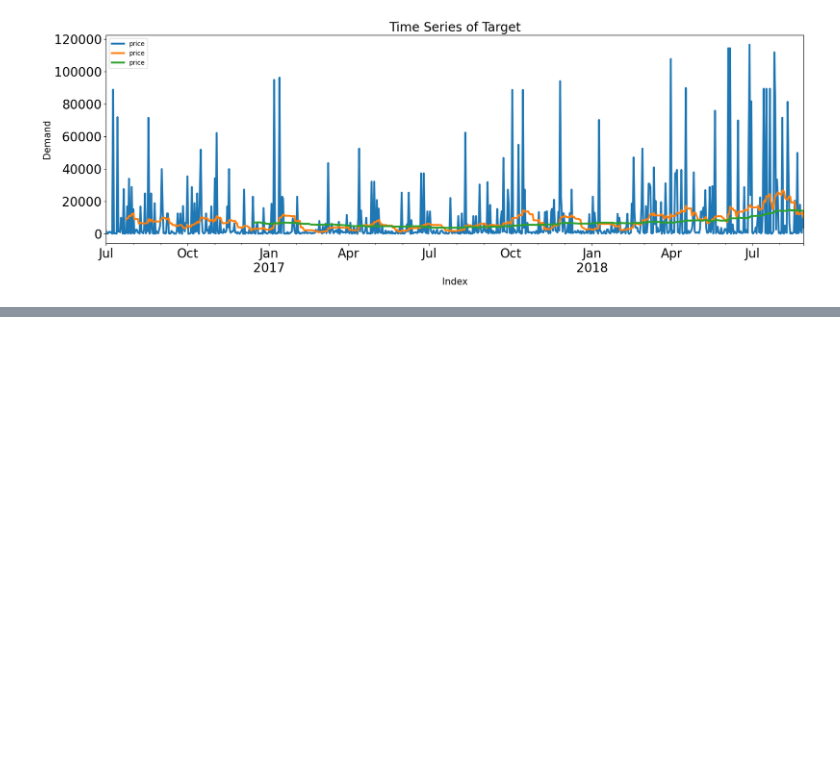
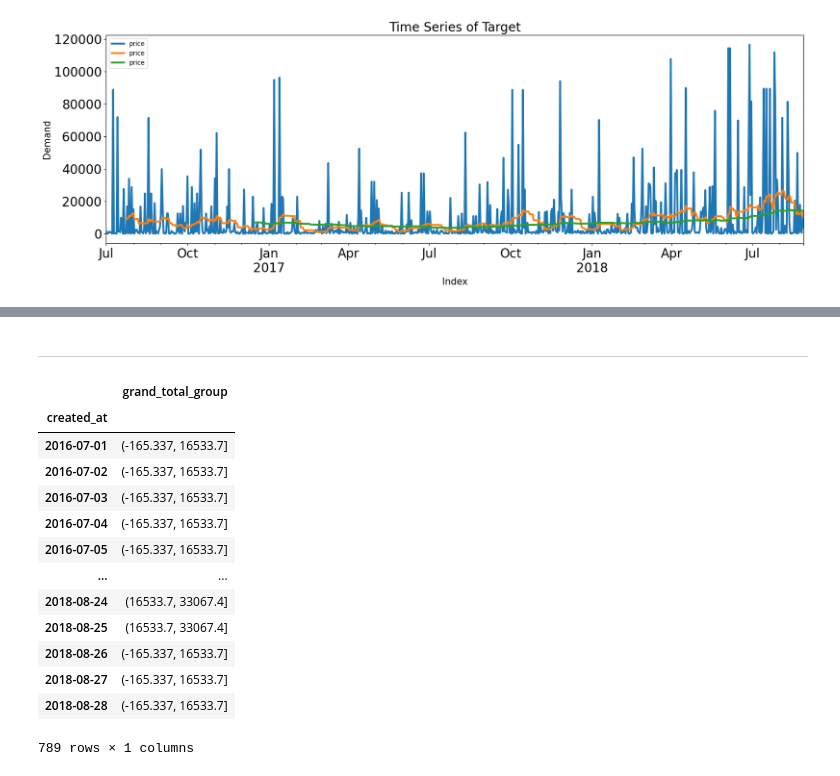
Before and after one commit to ksydata/HanaDTUniv_ToyObject, a Jupyter notebook: TimeSeriesDataAnalysis.ipynb, the cells around one changed output, grey strips where cells are left out. Saved outputs shown, nothing was run; the diff lists cells and outputs as text; code cells hidden in the pictures; blank space fills up the shorter version.

```diff
--- a/TimeSeriesDataAnalysis.ipynb
+++ b/TimeSeriesDataAnalysis.ipynb
@@ -448,0 +553,20 @@ Interval(-165.337, 82668.5, closed='right')
+# %% [markdown]
+___
+# %%
+new_ecommerce_data["grand_total_group"] = pd.cut(new_ecommerce_data["grand_total"], 10)
+new_ecommerce_data[["grand_total_group"]]
+# %% [output]
+|  | grand_total_group |
+| created_at |  |
+| 2016-07-01 | (-165.337, 16533.7] |
+| 2016-07-02 | (-165.337, 16533.7] |
+| 2016-07-03 | (-165.337, 16533.7] |
+| 2016-07-04 | (-165.337, 16533.7] |
+| 2016-07-05 | (-165.337, 16533.7] |
+| ... | ... |
+| 2018-08-24 | (16533.7, 33067.4] |
+| 2018-08-25 | (16533.7, 33067.4] |
+| 2018-08-26 | (-165.337, 16533.7] |
+| 2018-08-27 | (-165.337, 16533.7] |
+| 2018-08-28 | (-165.337, 16533.7] |
+789 rows × 1 columns
```
Also changed, not shown: parts of 17 cells of this notebook.
